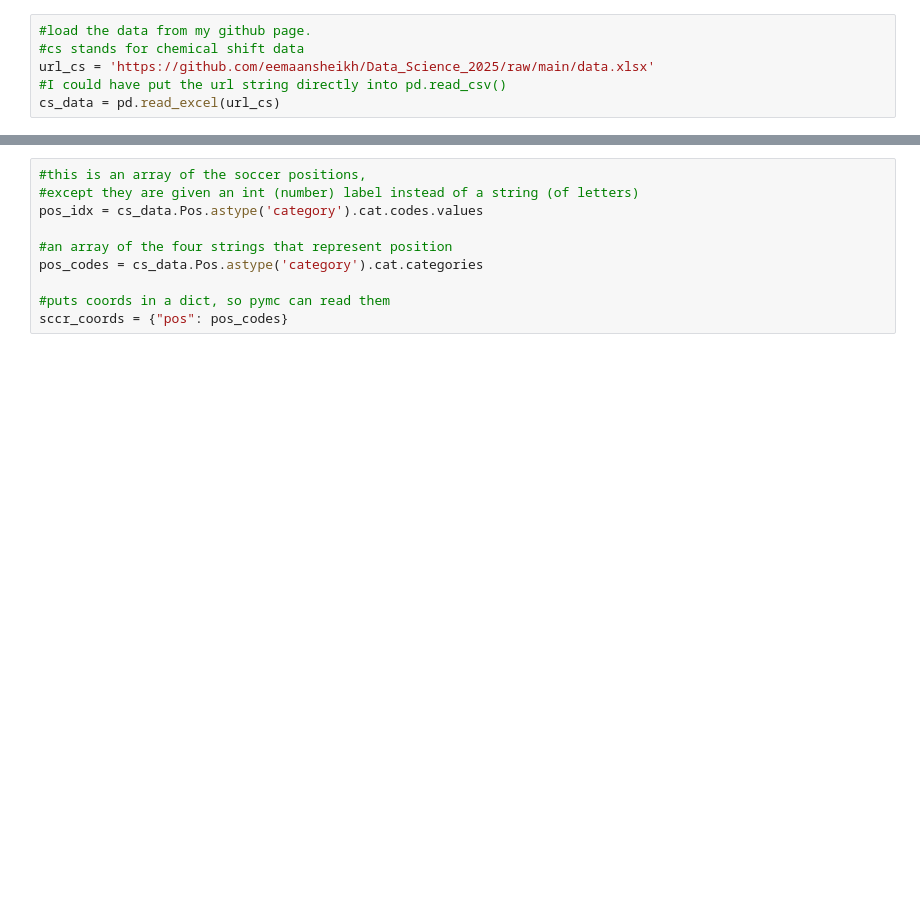
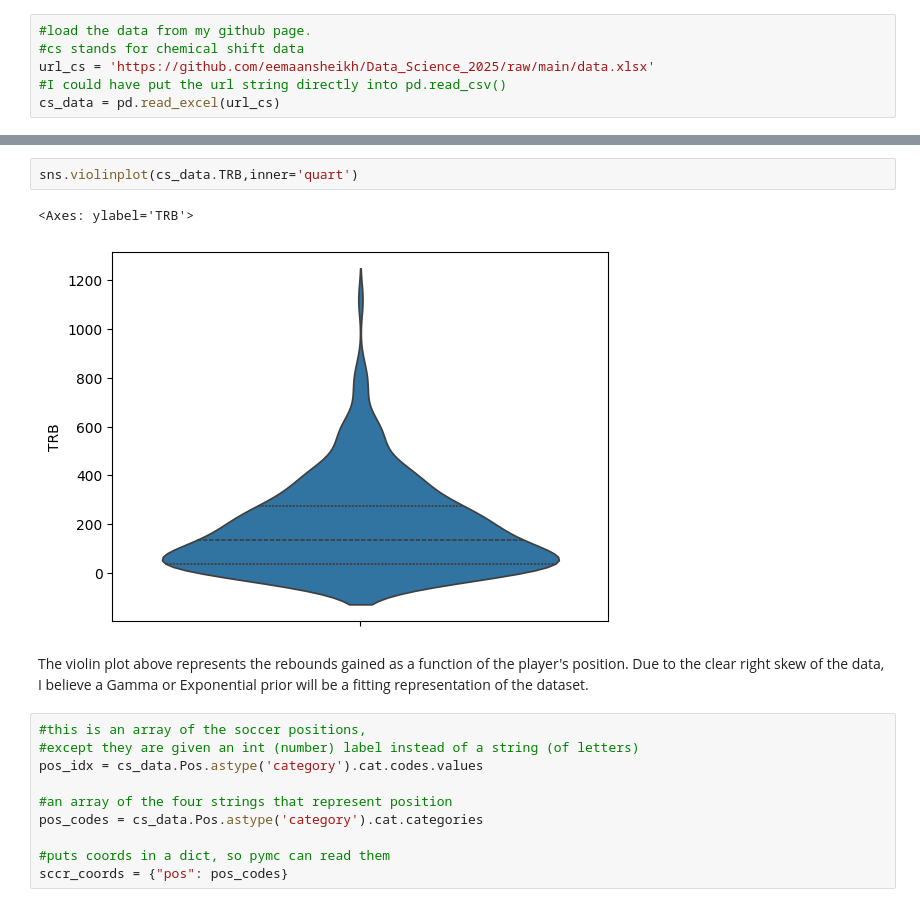
Before and after one commit to eemaansheikh/Data_Science_2025, a Jupyter notebook: EemaanSheikh_Unit4Project.ipynb, the cells around one changed output, grey strips where cells are left out. Cells and saved outputs as stored; diff of their text form; blank space fills up the shorter version.

```diff
--- a/EemaanSheikh_Unit4Project.ipynb
+++ b/EemaanSheikh_Unit4Project.ipynb
@@ -36,3 +21,10 @@ cs_data
+# %%
+sns.violinplot(cs_data.TRB,inner='quart')
+# %% [output]
+<Axes: ylabel='TRB'>
+[figure, added]
+# %% [markdown]
+The violin plot above represents the rebounds gained as a function of the player's position. Due to the clear right skew of the data, I believe a Gamma or Exponential prior will be a fitting representation of the dataset.
 # %%
 #this is an array of the soccer positions,
 #except they are given an int (number) label instead of a string (of letters)
```
Also changed, not shown: parts of 12 cells of this notebook.
